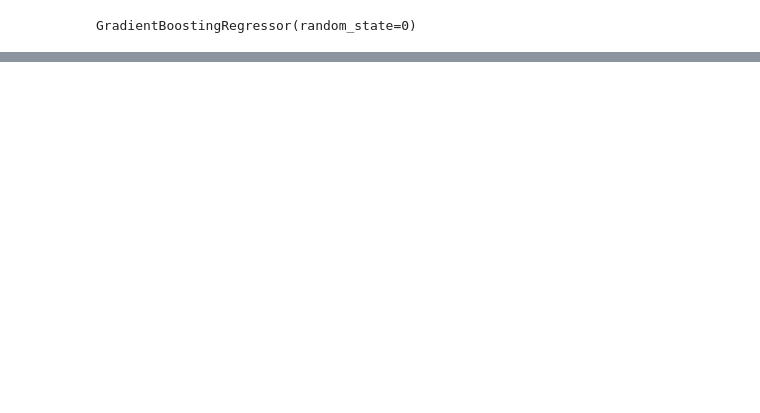
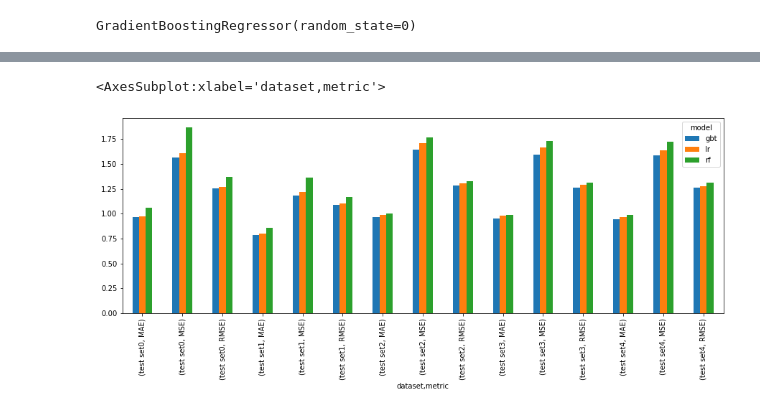
Before and after one commit to shivabansal1046/BITSAssignments, a Jupyter notebook: ML_Assignment_1/Assignment_1_Problem_4.ipynb, the cells around one changed output, grey strips where cells are left out. Drawn from its saved outputs; the diff is of its cells as text; code cells hidden in the pictures; blank space fills up the shorter version.

```diff
--- a/ML_Assignment_1/Assignment_1_Problem_4.ipynb
+++ b/ML_Assignment_1/Assignment_1_Problem_4.ipynb
@@ -680,0 +687,27 @@ Root Mean Squared Error: 0.23010191088835025
+# %%
+from sklearn import metrics
+eval_metrics_lr = []
+lr_regressor = LinearRegression()
+rf_regressor = RandomForestRegressor(n_estimators = 50, random_state = 0)
+gbt_regressor = GradientBoostingRegressor(random_state=0)
+for index,split in enumerate(X_split):
+    #### Linear Regression Regressor #####
+    lr_reg = lr_regressor.fit(split[0], Y_split[index][0])
+    y_pred = lr_reg.predict(split[1])
+    eval_metrics_lr.append(("test set" + str(index), "lr", metrics.mean_absolute_error(Y_split[index][1], y_pred)
+                         ,metrics.mean_squared_error(Y_split[index][1], y_pred)
+                         , np.sqrt(metrics.mean_squared_error(Y_split[index][1], y_pred))))
+
+    #### Random Forrest Regressor ####
+    rf_reg = rf_regressor.fit(split[0], Y_split[index][0])
+    y_pred = rf_reg.predict(split[1])
+    eval_metrics_lr.append(("test set" + str(index), "rf", metrics.mean_absolute_error(Y_split[index][1], y_pred)
+                         ,metrics.mean_squared_error(Y_split[index][1], y_pred)
+                         , np.sqrt(metrics.mean_squared_error(Y_split[index][1], y_pred))))
+
+    #### GBT Regressor ####
+    gbt_reg = gbt_regressor.fit(split[0], Y_split[index][0])
+    y_pred = gbt_reg.predict(split[1])
+    eval_metrics_lr.append(("test set" + str(index), "gbt", metrics.mean_absolute_error(Y_split[index][1], y_pred)
+                         ,metrics.mean_squared_error(Y_split[index][1], y_pred)
+                         , np.sqrt(metrics.mean_squared_error(Y_split[index][1], y_pred))))
@@ -680,0 +716,4 @@ Root Mean Squared Error: 0.23010191088835025
+# %%
+df = pd.DataFrame(eval_metrics_lr,columns= ["dataset", "model", "MAE", "MSE",
+              "RMSE"]).set_index("model", "dataset")
+df
@@ -680,0 +738,15 @@ Root Mean Squared Error: 0.23010191088835025
+# %%
+df = df.reset_index()
+# %%
+MAE_df = df.pivot(index='dataset', columns='model', values='MAE')
+MAE_df["metric"] = "MAE"
+MSE_df = df.pivot(index='dataset', columns='model', values='MSE')
+MSE_df["metric"] = "MSE"
+RMSE_df = df.pivot(index='dataset', columns='model', values='RMSE')
+RMSE_df["metric"] = "RMSE"
+
+valid_df = pd.concat([MAE_df, MSE_df, RMSE_df]).reset_index()
+valid_df.sort_values(['dataset']).set_index(['dataset','metric']).plot.bar(figsize=(15,5))
+# %% [output]
+<AxesSubplot:xlabel='dataset,metric'>
+[figure, added]
```
Also changed, not shown: parts of 31 cells of this notebook.
